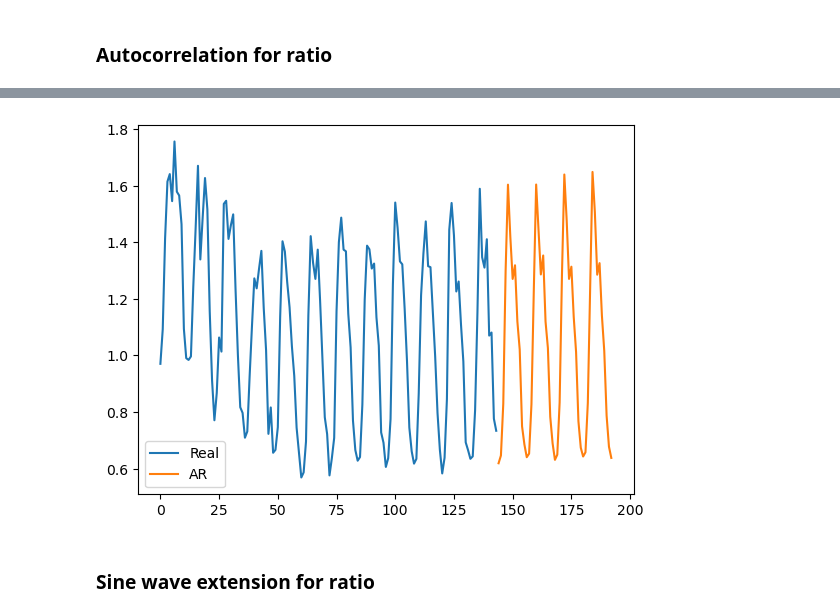
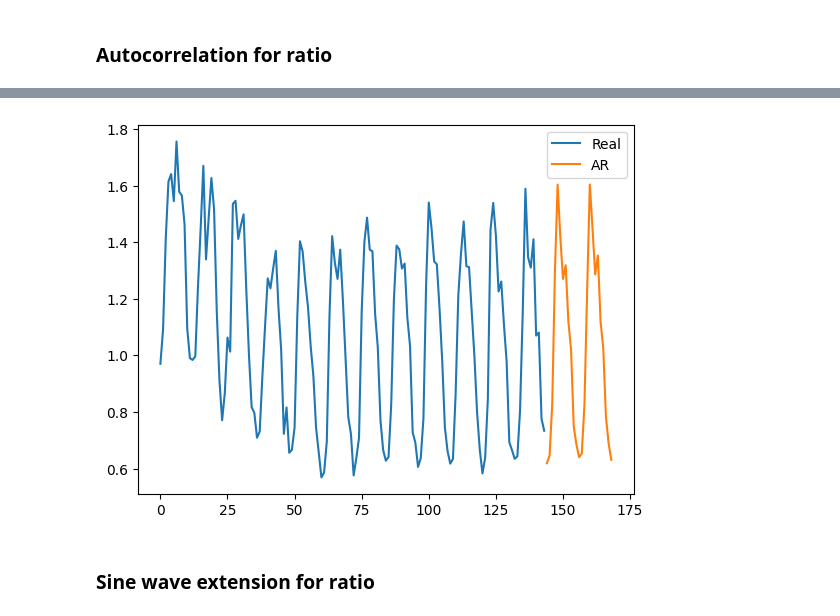
Before and after one commit to gaya22/Project_3_SEne, a Jupyter notebook: 04a_regression_imports.ipynb, the cells around one changed output, grey strips where cells are left out. Saved outputs shown, nothing was run; the diff lists cells and outputs as text; code cells hidden in the pictures.

```diff
--- a/04a_regression_imports.ipynb
+++ b/04a_regression_imports.ipynb
@@ -44,7 +64,7 @@ Y=Y[~np.isnan(Y)]
 model = AutoReg(Y, lags=[1,2,12,24,36,48,60], missing='drop')
 model_fit = model.fit()
 
-a = np.empty(12*4)
+a = np.empty(24)
 a[:] = np.nan
 Y = np.concatenate((Y,a))
 
@@ -62,7 +82,7 @@ plt.legend()
 forecast = forecast[~np.isnan(forecast)]
 forecast = forecast[:-1]
 
-dfIT.loc[pd.date_range(start='2020-01-01', end='2023-12-01', freq='MS'),'Gas consumed Mm3'] = forecast
+dfIT.loc[pd.date_range(start='2022-01-01', end='2023-12-01', freq='MS'),'Gas consumed Mm3'] = forecast
 # %% [output]
                             AutoReg Model Results
 ==============================================================================
@@ -96,7 +116,7 @@ Y=Y[~np.isnan(Y)]
 model = AutoReg(Y, lags=[1,2,12,24,36,48,60], missing='drop')
 model_fit = model.fit()
 
-a = np.empty(12*4)
+a = np.empty(12*2)
 a[:] = np.nan
 Y = np.concatenate((Y,a))
 
@@ -114,7 +134,7 @@ plt.legend()
 forecast = forecast[~np.isnan(forecast)]
 forecast = forecast[:-1]
 
-dfIT.loc[pd.date_range(start='2020-01-01', end='2023-12-01', freq='MS'),'Total Gas Stocks Mm3'] = forecast
+dfIT.loc[pd.date_range(start='2022-01-01', end='2023-12-01', freq='MS'),'Total Gas Stocks Mm3'] = forecast
 # %% [output]
                             AutoReg Model Results
 ==============================================================================
@@ -147,7 +167,7 @@ window = [1,12,24,26,48,60]
 model = AutoReg(Y, lags=window, missing='drop')
 model_fit = model.fit()
 
-a = np.empty(12*4)
+a = np.empty(12*2)
 a[:] = np.nan
 Y = np.concatenate((Y,a))
 
@@ -165,7 +185,7 @@ plt.legend()
 forecast = forecast[~np.isnan(forecast)]
 forecast = forecast[:-1]
 
-dfIT.loc[pd.date_range(start='2020-01-01', end='2023-12-01', freq='MS'),'ratio'] = forecast
+dfIT.loc[pd.date_range(start='2022-01-01', end='2023-12-01', freq='MS'),'ratio'] = forecast
 # %% [output]
                             AutoReg Model Results
 ==============================================================================
@@ -177,14 +197,14 @@ Time:                        19:47:10   BIC                           -186.452
 Sample:                            60   HQIC                          -198.081
                                   144
 ==============================================================================
                  coef    std err          z      P>|z|      [0.025      0.975]
 ------------------------------------------------------------------------------
 ... (68 lines left out)
 AR.58           -0.6631           +0.8402j            1.0703            0.3563
 AR.59           -0.5651           -0.9715j            1.1239           -0.3338
 AR.60           -0.5651           +0.9715j            1.1239            0.3338
 ------------------------------------------------------------------------------
-[figure, old version]
+[figure, new version]
 # %% [markdown]
 ### Sine wave extension for ratio
 # %%
```
Also changed, not shown: parts of 11 cells of this notebook.
